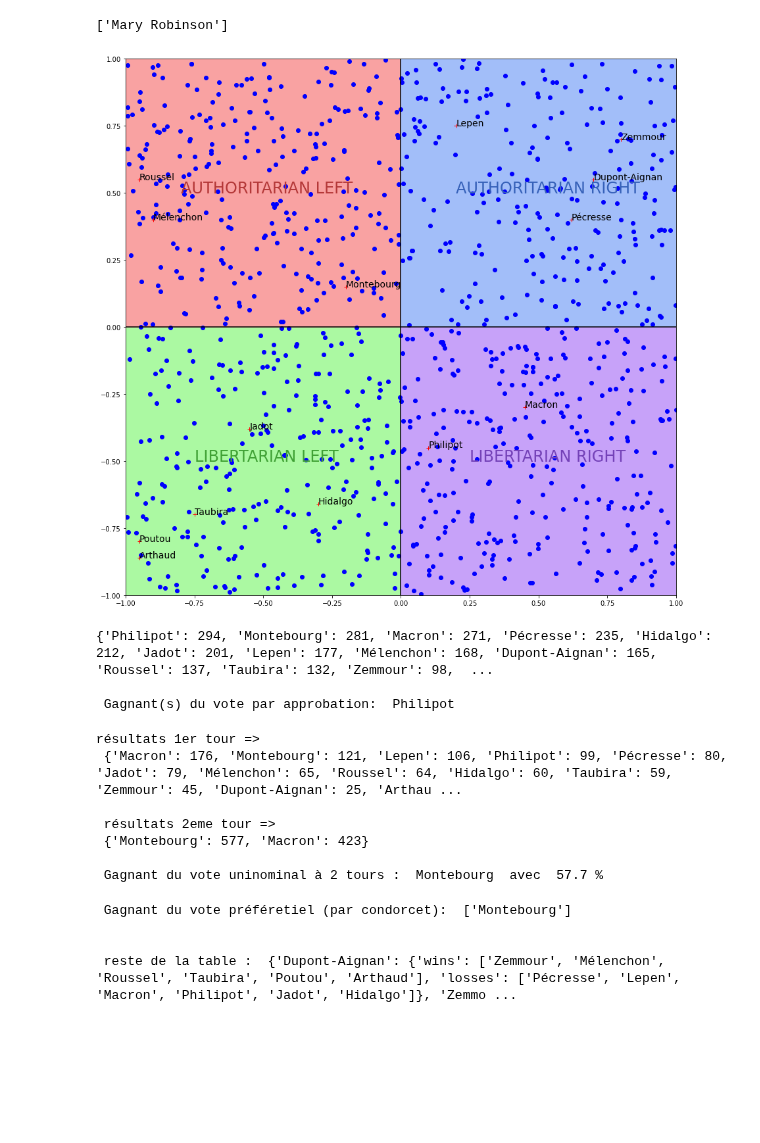
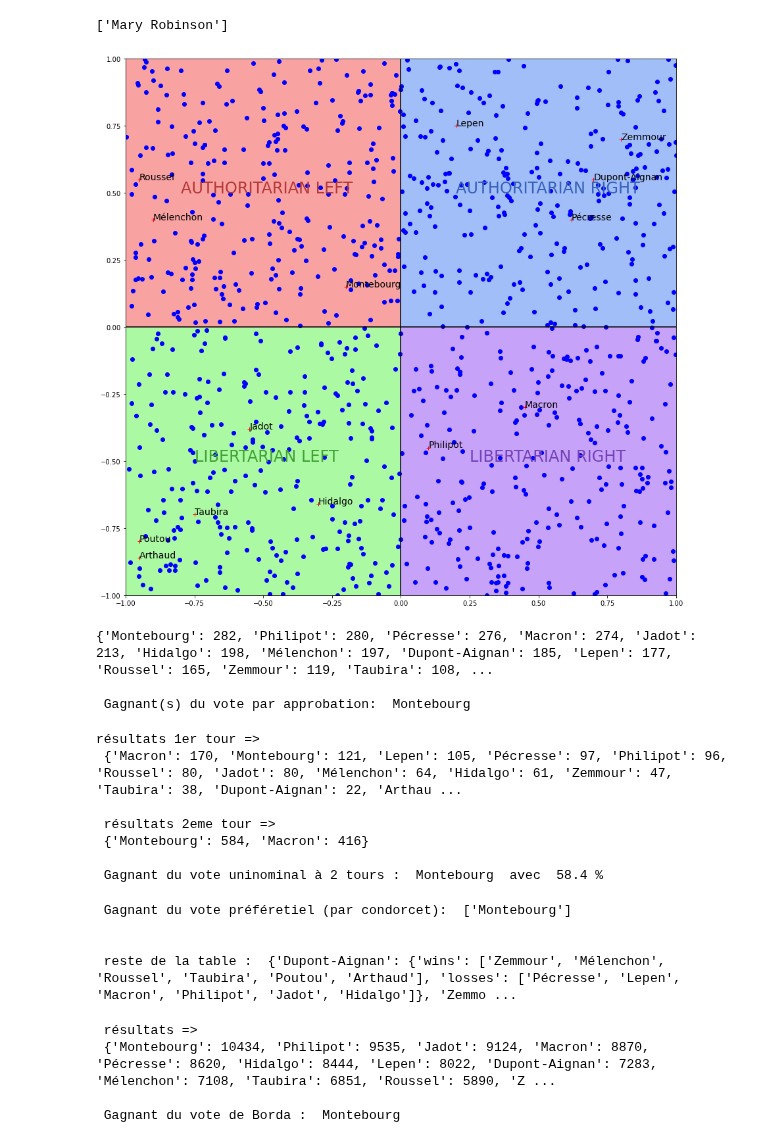
Before and after one commit to Naghan1132/Comparison-of-winners-of-elections-with-different-voting-methods, a Jupyter notebook: recherche.ipynb, the cells around one changed output. Saved outputs shown, nothing was run; the diff lists cells and outputs as text; code cells hidden in the pictures; blank space fills up the shorter version.

Commit message:
ajout méthode de vote préférentiel de Borda

```diff
--- a/recherche.ipynb
+++ b/recherche.ipynb
@@ -131,7 +131,8 @@ listeCoord = []
 
 # Data for plotting
 for i in range (0,nombre_votants):
-    listeCoord.append([round(random.uniform(-1, 1.0),4),round(random.uniform(-1, 1.0),4)]) # entre -1 et 1, 4 chiffres après la virgule
+    listeCoord.append([round(random.uniform(-1, 1.0),6),round(random.uniform(-1, 1.0),6)]) # entre -1 et 1, 4 chiffres après la virgule
+    #print(round(random.uniform(-1, 1.0),6))
     #random.standard_normalro
 
 for coord in listeCoord:
@@ -155,34 +156,34 @@ for name,coord in dic.items():
 
 # axes
 plt.axhline(y = 0, color = 'black', linestyle = '-')
 plt.vlines(x = 0, ymin=-1, ymax=1,color = 'black', linestyle = '-')
 
 # couleurs rectangle
 rect1 = Rectangle((0,0),-1,-1,color ='#abf9a2')
 rect2 = Rectangle((0,0),-1,1,color ='#f9a2a2')
 rect3 = Rectangle((0,0),1,1,color ='#a2bef9')
 rect4 = Rectangle((0,0),1,-1,color ='#c7a2f9')
 ax.add_patch(rect1)
 ax.add_patch(rect2)
 ax.add_patch(rect3)
 ax.add_patch(rect4)
 
 plt.xlim([-1,1])
 plt.ylim([-1,1])
 
 #faire les fleches
 #arrowed_spines(fig, ax)
 
 plt.show()
 
 
 # Simuler l'opinion politiques des candidats et donc leurs préférences parmit les candidats
 def distanceEuclidienne(coord1,coord2):
     x1,y1 = coord1
     x2,y2 = coord2
     return math.sqrt(pow(x2-x1,2)+pow(y2-y1,2))
 # %% [output]
-[figure, old version]
+[figure, new version]
 # %%
 # LES DIFFÉRENTES MÉTHODES DE VOTES :
 
@@ -252,9 +253,9 @@ winnerApprobation = approbation()
 # caluler le taux de satisfaction des électeurs pour le winner et si c'est le vainqueur de condorcet
 # si c'est ni le vainqueurs de condorcet et qu'il n'as pas le meilleur de taux satisfaction la méthode n'est pas adaptée
 # %% [output]
-{'Philipot': 294, 'Montebourg': 281, 'Macron': 271, 'Pécresse': 235, 'Hidalgo': 212, 'Jadot': 201, 'Lepen': 177, 'Mélenchon': 168, 'Dupont-Aignan': 165, 'Roussel': 137, 'Taubira': 132, 'Zemmour': 98,  ...
+{'Montebourg': 282, 'Philipot': 280, 'Pécresse': 276, 'Macron': 274, 'Jadot': 213, 'Hidalgo': 198, 'Mélenchon': 197, 'Dupont-Aignan': 185, 'Lepen': 177, 'Roussel': 165, 'Zemmour': 119, 'Taubira': 108, ...
 
- Gagnant(s) du vote par approbation:  Philipot
+ Gagnant(s) du vote par approbation:  Montebourg
 # %%
 def uninominal(nbTours = 1): # OK
     resVotes = {}
@@ -333,10 +334,10 @@ def uninominal(nbTours = 1): # OK
 winnerUninominal = uninominal(2)
 # %% [output]
 résultats 1er tour =>
- {'Macron': 176, 'Montebourg': 121, 'Lepen': 106, 'Philipot': 99, 'Pécresse': 80, 'Jadot': 79, 'Mélenchon': 65, 'Roussel': 64, 'Hidalgo': 60, 'Taubira': 59, 'Zemmour': 45, 'Dupont-Aignan': 25, 'Arthau ...
+ {'Macron': 170, 'Montebourg': 121, 'Lepen': 105, 'Pécresse': 97, 'Philipot': 96, 'Roussel': 80, 'Jadot': 80, 'Mélenchon': 64, 'Hidalgo': 61, 'Zemmour': 47, 'Taubira': 38, 'Dupont-Aignan': 22, 'Arthau ...
 
  résultats 2eme tour =>
- {'Montebourg': 577, 'Macron': 423}
+ {'Montebourg': 584, 'Macron': 416}
 
- Gagnant du vote uninominal à 2 tours :  Montebourg  avec  57.7 %
+ Gagnant du vote uninominal à 2 tours :  Montebourg  avec  58.4 %
 # %%
@@ -382,6 +382,50 @@ winnerPreferentiel = preferentiel()
 
 
  reste de la table :  {'Dupont-Aignan': {'wins': ['Zemmour', 'Mélenchon', 'Roussel', 'Taubira', 'Poutou', 'Arthaud'], 'losses': ['Pécresse', 'Lepen', 'Macron', 'Philipot', 'Jadot', 'Hidalgo']}, 'Zemmo ...
+# %%
+# VOTE DE BORDA : (type vote préférentiel)
+
+def methodeDeBorda ():
+    candidates = []
+    for candidate in dic.keys():
+        candidates.append(candidate) # nom des candidats
+    votes = []
+    for coordV in listeCoord:
+        tmpDistance = {}
+        for candidat,coordC in dic.items():
+            tmpDistance[candidat] = distanceEuclidienne(coordV,coordC)
+
+        preferencesVotant = dict(sorted(tmpDistance.items(), key=lambda item: item[1],reverse=False))
+
+        # On convertit la distance en note de len(candidats) à 1 : (la + note la plus haute => mieux est le candidat)
+        cptCandidat = len(dic)
+        for nom,distance in preferencesVotant.items():
+            preferencesVotant[nom] = cptCandidat
+            cptCandidat -=1
+
+        votes.append(preferencesVotant)
+
+    # Résultats :
+    res = {}
+    for dico in votes:
+        for k,v in dico.items():
+            if res.get(k):
+                res[k] += v
+            else:
+                res[k] = v
+
+    res = dict(sorted(res.items(), key=lambda item: item[1],reverse=True))
+    print("\n résultats => \n",res)
+    gagnant = list(res.keys())[0]
+    print("\n Gagnant du vote de Borda : ",gagnant)
+    return gagnant
+
+winnerBorda = methodeDeBorda()
+# %% [output]
+ résultats =>
+ {'Montebourg': 10434, 'Philipot': 9535, 'Jadot': 9124, 'Macron': 8870, 'Pécresse': 8620, 'Hidalgo': 8444, 'Lepen': 8022, 'Dupont-Aignan': 7283, 'Mélenchon': 7108, 'Taubira': 6851, 'Roussel': 5890, 'Z ...
+
+ Gagnant du vote de Borda :  Montebourg
 # %%
 # Vote par élimination successive => à chaque tours on enlève le dernier, et on continu jusqu'à ce
 # qu'il reste un seul candidat ou si un candidat à la majorité absolue ( 50 % + 1 )
```
Also changed, not shown: parts of 3 cells of this notebook.
